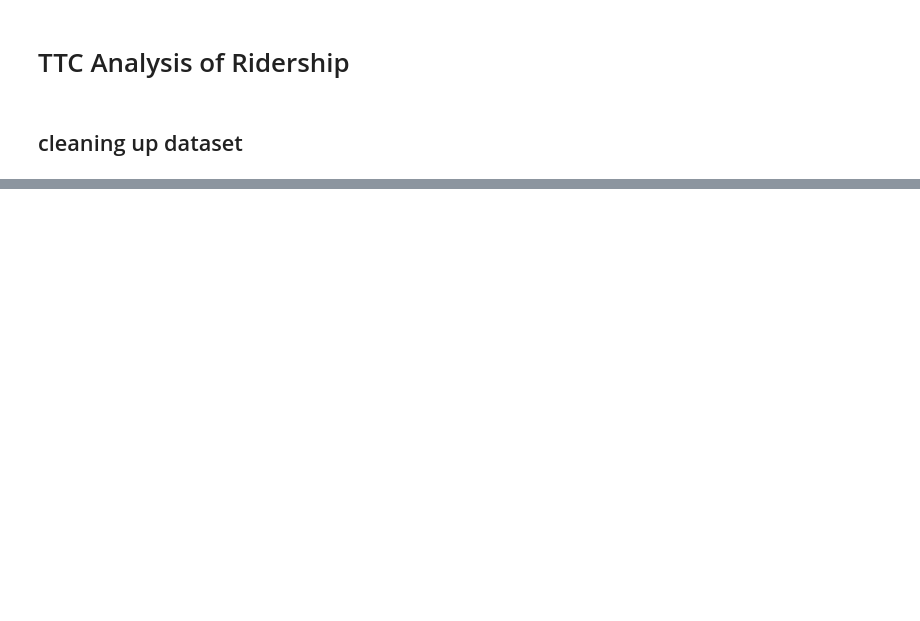
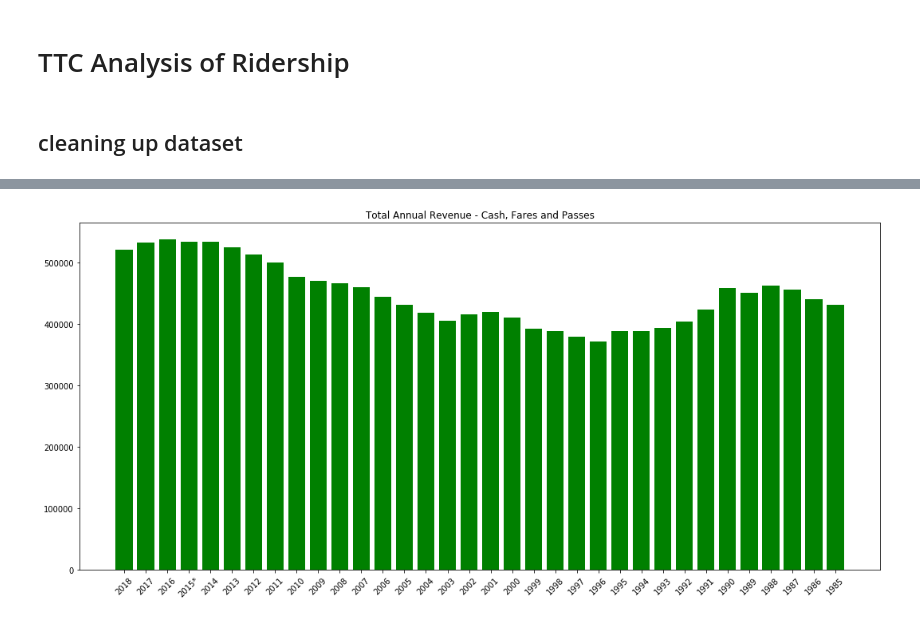
Before and after one commit to CuriousToCode/TTC-Analysis-of-Ridership, a Jupyter notebook: data_wrangling_TTC_Ridership_Analysis.ipynb, the cells around one changed output, grey strips where cells are left out. Cells and saved outputs as stored; diff of their text form; code cells hidden in the pictures; blank space fills up the shorter version.

```diff
--- a/data_wrangling_TTC_Ridership_Analysis.ipynb
+++ b/data_wrangling_TTC_Ridership_Analysis.ipynb
@@ -60,3 +63,17 @@ when_ttc.head(3)
 | WEEKEND/HOLIDAY | 104159.0 | 109061.0 | 113962.0 | 110197 | 111546.0 | 108897.0 | 107094.0 | 104641.0 | 97547.0 | 96325.0 | ... | ... |
 | SYSTEM TOTAL | 521404.0 | 533216.0 | 538079.0 | 534005 | 534815.0 | 525194.0 | 514007.0 | 500219.0 | 477357.0 | 471233.0 | ... | ... |
 3 rows × 34 columns
+# %%
+import matplotlib.pyplot as plt
+%matplotlib inline
+
+x = who_ttc.loc['SYSTEM TOTAL'].index
+y = who_ttc.loc['SYSTEM TOTAL'].values
+
+fig = plt.figure(figsize=(18,8))
+plt.tick_params(axis='x', rotation=45)
+plt.bar(x=x, height=y, color=['green'])
+plt.title('Total Annual Revenue - Cash, Fares and Passes')
+plt.show()
+# %% [output]
+[figure, added]
```
Also changed, not shown: parts of 5 cells of this notebook.
